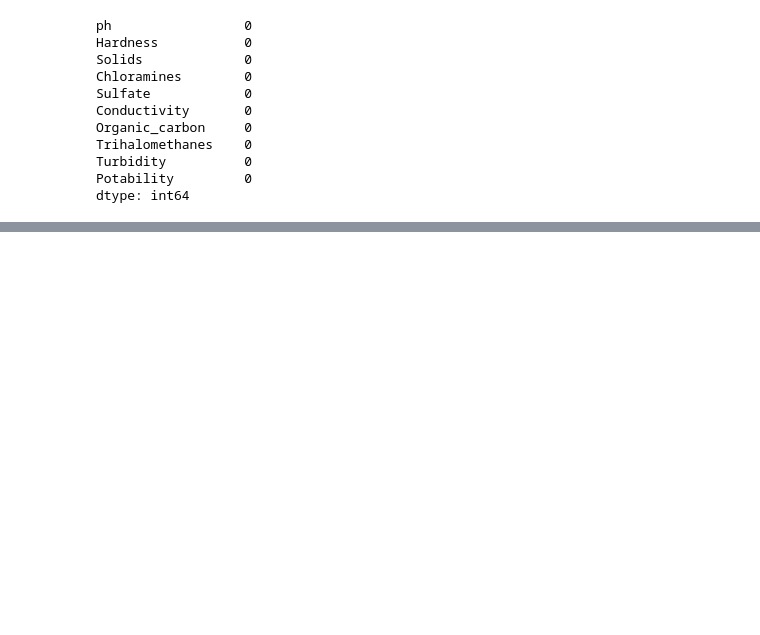
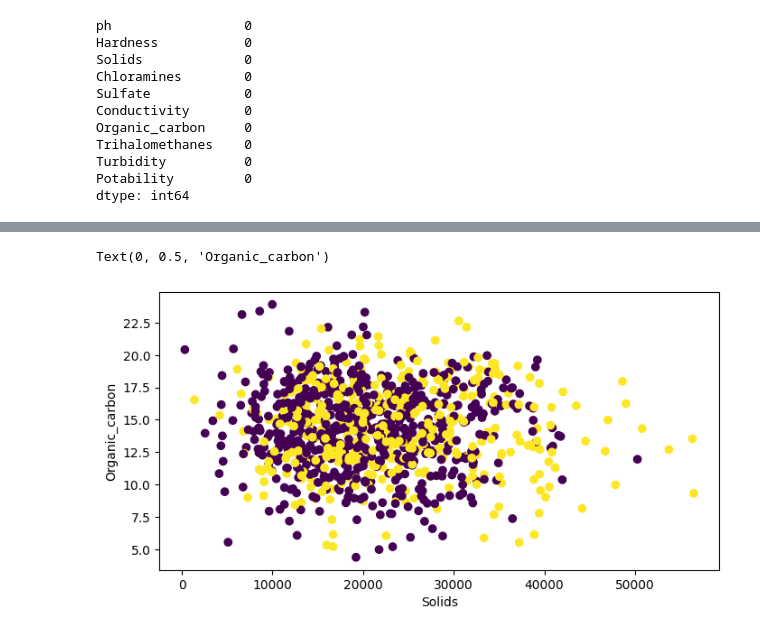
Before and after one commit to MinsingaK/Water-Potability, a Jupyter notebook: main.ipynb, the cells around one changed output, grey strips where cells are left out. Saved outputs shown, nothing was run; the diff lists cells and outputs as text; code cells hidden in the pictures; blank space fills up the shorter version.

```diff
--- a/main.ipynb
+++ b/main.ipynb
@@ -148,0 +155,7 @@ clean_water.Potability.value_counts().plot(kind = 'barh')
+# %%
+plt.figure(figsize = (8, 4))
+plt.scatter(clean_water['Solids'], clean_water['Organic_carbon'], c = clean_water['Potability'])
+plt.xlabel('Solids'); plt.ylabel('Organic_carbon')
+# %% [output]
+Text(0, 0.5, 'Organic_carbon')
+[figure, added]
```
Also changed, not shown: parts of 60 cells of this notebook, 3 other files.
